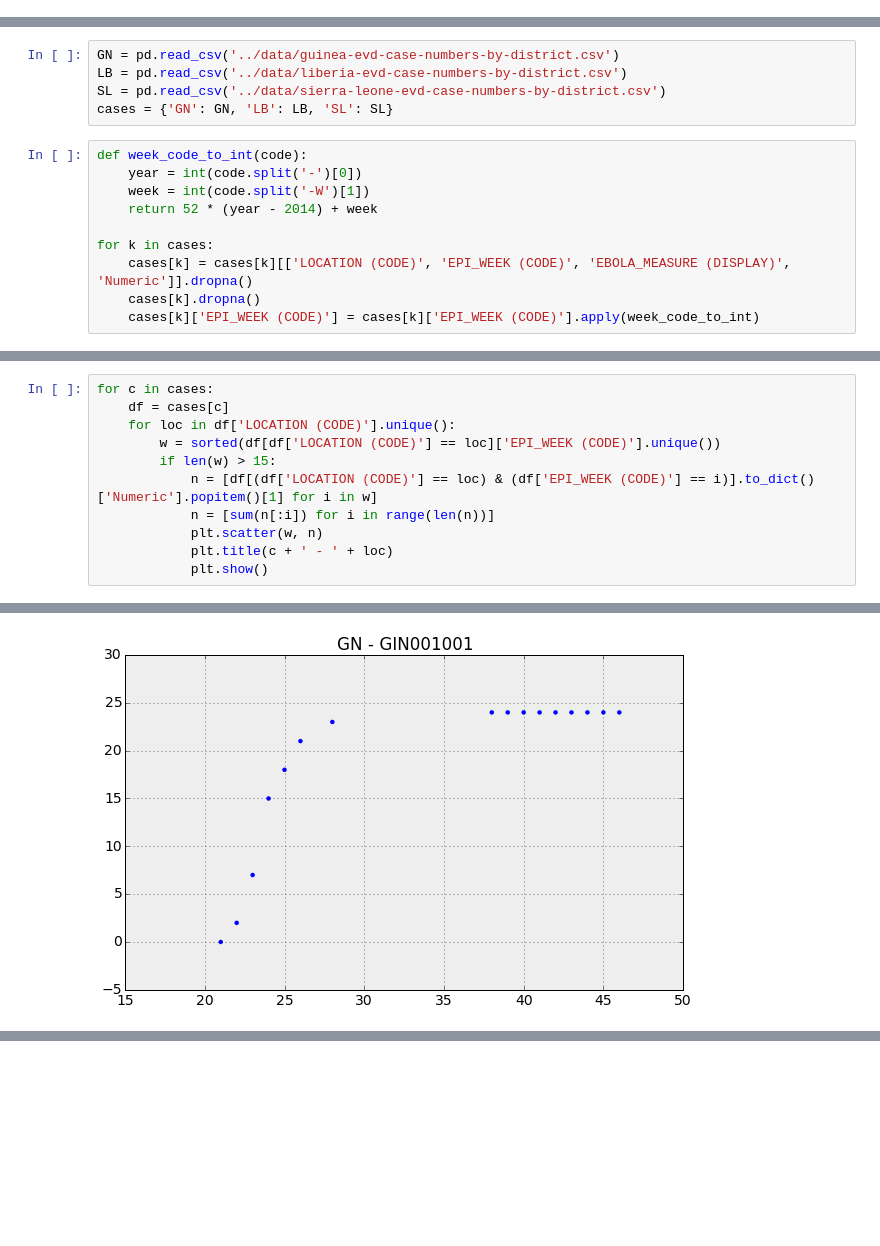
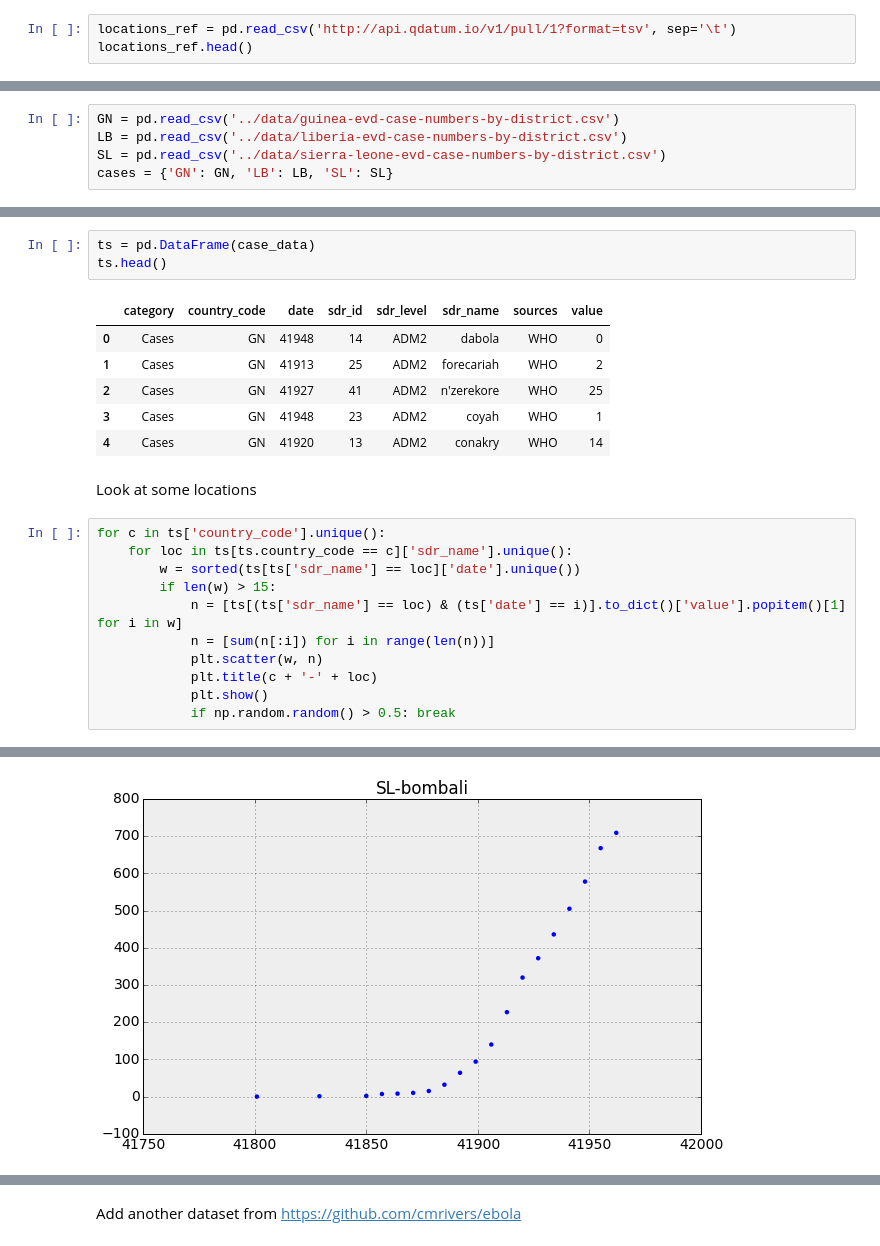
Before and after one commit to gsabran/data-science-project, a Jupyter notebook: code/additionalData.ipynb, the cells around one changed output, grey strips where cells are left out. Drawn from its saved outputs; the diff is of its cells as text; blank space fills up the shorter version.

Commit message:
improve time series data and selected clean data

```diff
--- a/code/additionalData.ipynb
+++ b/code/additionalData.ipynb
@@ -29,0 +39,3 @@ rcParams['patch.edgecolor'] = 'none'
+# %%
+locations_ref = pd.read_csv('http://api.qdatum.io/v1/pull/1?format=tsv', sep='\t')
+locations_ref.head()
@@ -32,13 +54,3 @@ GN = pd.read_csv('../data/guinea-evd-case-numbers-by-district.csv')
 LB = pd.read_csv('../data/liberia-evd-case-numbers-by-district.csv')
 SL = pd.read_csv('../data/sierra-leone-evd-case-numbers-by-district.csv')
 cases = {'GN': GN, 'LB': LB, 'SL': SL}
-# %%
-def week_code_to_int(code):
-    year = int(code.split('-')[0])
-    week = int(code.split('-W')[1])
-    return 52 * (year - 2014) + week
-
-for k in cases:
-    cases[k] = cases[k][['LOCATION (CODE)', 'EPI_WEEK (CODE)', 'EBOLA_MEASURE (DISPLAY)', 'Numeric']].dropna()
-    cases[k].dropna()
-    cases[k]['EPI_WEEK (CODE)'] = cases[k]['EPI_WEEK (CODE)'].apply(week_code_to_int)
@@ -54,12 +92,24 @@ cases['GN'].head(5)
+# %%
+ts = pd.DataFrame(case_data)
+ts.head()
+# %% [output]
+|  | category | country_code | date | sdr_id | sdr_level | sdr_name | sources | value |
+| 0 | Cases | GN | 41948 | 14 | ADM2 | dabola | WHO | 0 |
+| 1 | Cases | GN | 41913 | 25 | ADM2 | forecariah | WHO | 2 |
+| 2 | Cases | GN | 41927 | 41 | ADM2 | n'zerekore | WHO | 25 |
+| 3 | Cases | GN | 41948 | 23 | ADM2 | coyah | WHO | 1 |
+| 4 | Cases | GN | 41920 | 13 | ADM2 | conakry | WHO | 14 |
+# %% [markdown]
+Look at some locations
 # %%
-for c in cases:
-    df = cases[c]
-    for loc in df['LOCATION (CODE)'].unique():
-        w = sorted(df[df['LOCATION (CODE)'] == loc]['EPI_WEEK (CODE)'].unique())
+for c in ts['country_code'].unique():
+    for loc in ts[ts.country_code == c]['sdr_name'].unique():
+        w = sorted(ts[ts['sdr_name'] == loc]['date'].unique())
         if len(w) > 15:
-            n = [df[(df['LOCATION (CODE)'] == loc) & (df['EPI_WEEK (CODE)'] == i)].to_dict()['Numeric'].popitem()[1] for i in w]
+            n = [ts[(ts['sdr_name'] == loc) & (ts['date'] == i)].to_dict()['value'].popitem()[1] for i in w]
             n = [sum(n[:i]) for i in range(len(n))]
             plt.scatter(w, n)
-            plt.title(c + ' - ' + loc)
+            plt.title(c + '-' + loc)
             plt.show()
+            if np.random.random() > 0.5: break
 # %% [output]
@@ -69 +119 @@ for c in cases:
-[figure, old version]
+[figure, new version]
@@ -76,0 +120,2 @@ for c in cases:
+# %% [markdown]
+Add another dataset from https://github.com/cmrivers/ebola
```
Also changed, not shown: parts of 20 cells of this notebook, 1 other file.
